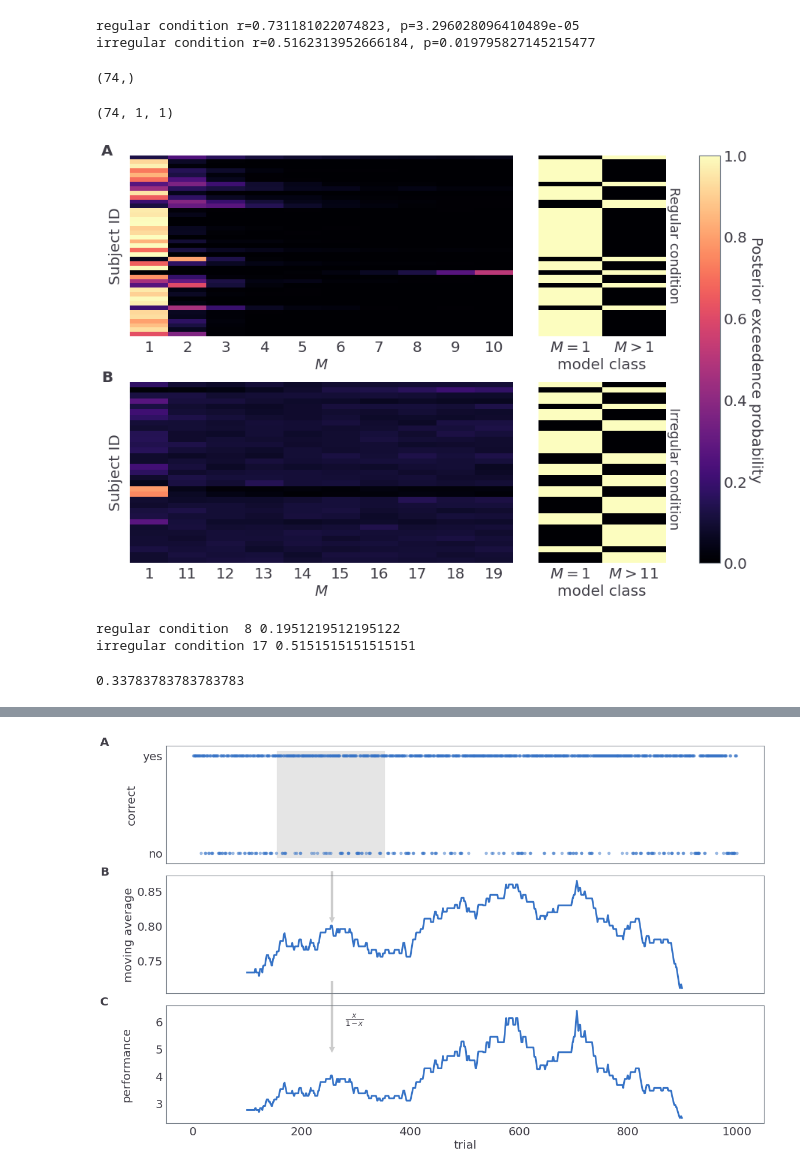
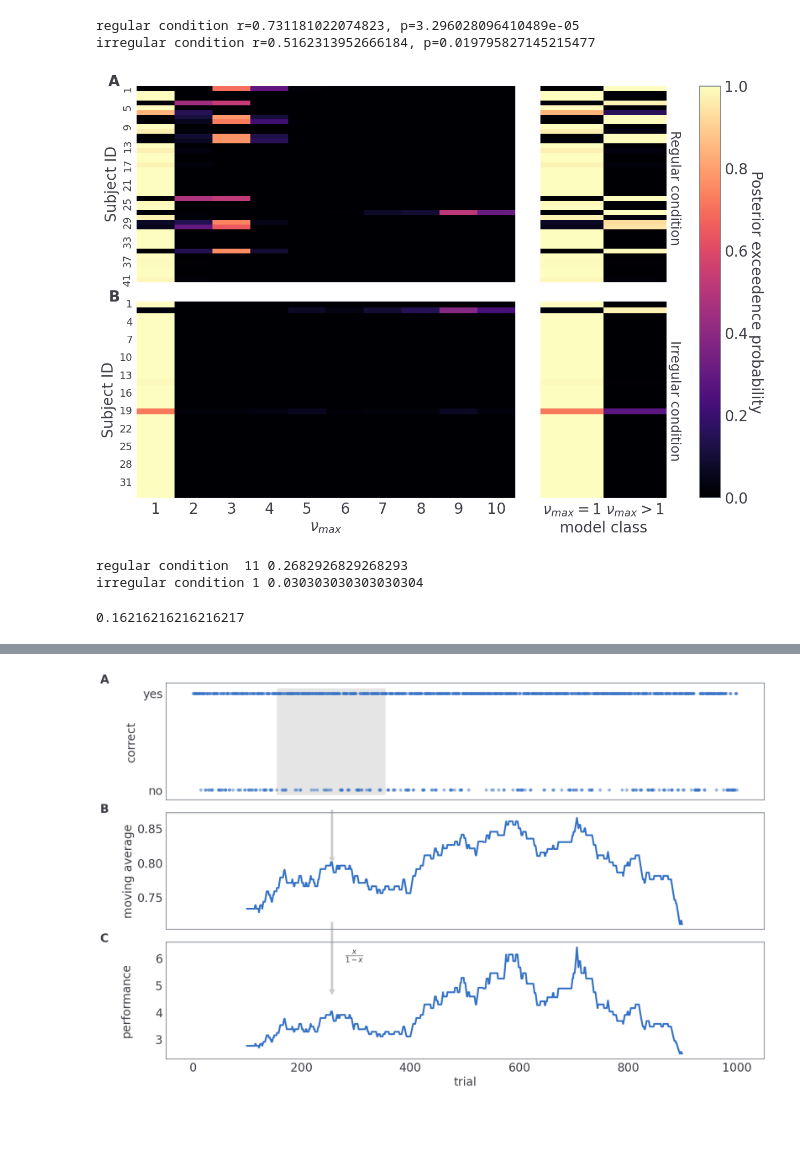
Before and after one commit to dimarkov/pybefit, a Jupyter notebook: examples/temporal_rev_learn/plot_behavioural_data.ipynb, the cells around one changed output, grey strips where cells are left out. Saved outputs shown, nothing was run; the diff lists cells and outputs as text; code cells hidden in the pictures; blank space fills up the shorter version.

```diff
--- a/examples/temporal_rev_learn/plot_behavioural_data.ipynb
+++ b/examples/temporal_rev_learn/plot_behavioural_data.ipynb
@@ -180,25 +180,12 @@ print('irregular condition r={}, p={}'.format(*pearsonr(df_expl.loc[df_expl.cond
 regular condition r=0.731181022074823, p=3.296028096410489e-05
 irregular condition r=0.5162313952666184, p=0.019795827145215477
 # %%
-fits = np.load('fit_data/fit_sample_mixture_gamma0_pref0_nu_max.npz', allow_pickle=True)
-samples_mixture1 = fits['samples'].item()
-
-fits = np.load('fit_data/fit_sample_mixture_gamma0_pref0_nu_min.npz', allow_pickle=True)
-samples_mixture2 = fits['samples'].item()
+fits = np.load('fit_data/fit_sample_mixture.npz', allow_pickle=True)
+samples_mixture = fits['samples'].item()
-# %%
-samples_mixture1['weights'].shape
-reg_cond = conditions.condition == 'regular'
-reg_cond.shape
-# %% [output]
-(74,)
-# %%
-np.expand_dims(reg_cond, (-1, -2)).shape
-# %% [output]
-(74, 1, 1)
 # %%
-fig, axes = plt.subplots(2, 2, figsize=(16, 10), sharey='row', gridspec_kw={
+fig, axes = plt.subplots(2, 2, figsize=(16, 10), sharey='row', sharex='col', gridspec_kw={
                             'wspace': 0.1,
-                            'hspace': 0.25,
+                            'hspace': 0.1,
                             'width_ratios': [3, 1],
                          })
 
@@ -207,57 +194,53 @@ irr_cond = conditions.condition == 'irregular'
 cond = [reg_cond, irr_cond]
 
 d = 10  # number of models
-weights = np.where(np.expand_dims(reg_cond, (-1, -2)), samples_mixture1['weights'], samples_mixture1['weights'])
-probs = np.eye(weights.shape[-1])[weights.argmax(-1)].mean(-2)
+EP = np.array(samples_mixture['EP'])  # exceedance probability
 
-xticklabels = [list(range(1, 11)), [1,] + list(range(11, 20))]
+xticklabels = range(1, d + 1)
 for i in range(2):
-    sns.heatmap(data=probs[cond[i], :],
+    sns.heatmap(data=EP[cond[i], :],
                 ax=axes[i, 0],
-                xticklabels=xticklabels[i],
+                xticklabels=xticklabels,
                 cbar=False,
                 vmin=0,
                 vmax=1,
                 cmap='magma')
 
 for i in range(2):
-    c1 = probs[cond[i], :].argmax(-1) > 0
+    c1 = np.array(np.mean(samples_mixture['weights'].argmax(-2) > 0, 0))[cond[i]]
     data = np.stack([1 - c1, c1], -1)
     sns.heatmap(data=data,
                 ax=axes[i, 1],
                 cbar=False,
                 vmin=0,
                 vmax=1,
                 cmap='magma')
 
-axes[0, 0].set_xlabel(r'$M$')
-axes[1, 0].set_xlabel(r'$M$')
+axes[1, 0].set_xlabel(r'$\nu_{max}$')
 
-axes[0, 0].yaxis.set_ticklabels(range(1, ns_reg - np.sum(cond[0]) + 1, 4))
-axes[1, 0].yaxis.set_ticklabels(range(1, ns_irr - np.sum(cond[1]) + 1, 3))
+axes[0, 0].set_yticklabels(range(1, ns_reg + 1, 4), fontdict={"fontsize":14})
+axes[1, 0].set_yticklabels(range(1, ns_irr + 1, 3), fontdict={"fontsize":14})
 
-axes[0, -1].xaxis.set_ticklabels([r'$M=1$', r'$M > 1$'])
-axes[0, -1].set_xlabel('model class')
-
-axes[-1, -1].xaxis.set_ticklabels([r'$M=1$', r'$M > 11$'])
+axes[-1, -1].xaxis.set_ticklabels([r'$\nu_{max}=1$', r'$\nu_{max} > 1$'])
 axes[-1, -1].set_xlabel('model class')
 
 axes[0, 0].set_ylabel('Subject ID')
 axes[1, 0].set_ylabel('Subject ID')
 
 axes[0, 1].text(1.01, .2, 'Regular condition', rotation=-90, transform=axes[0, 1].transAxes);
 axes[1, 1].text(1.01, .2, 'Irregular condition', rotation=-90, transform=axes[1, 1].transAxes);
 
 for i in range(2):
     axes[i, 0].text(-.075, 1., string.ascii_uppercase[i], transform=axes[i, 0].transAxes, size=20, weight='bold')
 
 norm = colors.Normalize(vmin=0, vmax=1)
 cbar = fig.colorbar(cm.ScalarMappable(norm=norm, cmap='magma'), ax=axes, use_gridspec=True)
 cbar.ax.set_ylabel('Posterior exceedence probability', rotation=-90, labelpad=20, fontsize=20);
 fig.savefig('Fig8.pdf', bbox_inches='tight', transparent=True, dpi=300)
 # %% [output]
-[figure, old version]
+[figure, new version]
 # %%
+probs = EP
 n_reg = np.sum(probs[cond[0]].argmax(-1) > 0)
 print('regular condition ',n_reg,  n_reg / ns_reg)
 
@@ -265,7 +248,7 @@ n_irr = np.sum(probs[cond[1]].argmax(-1) > 0)
 print('irregular condition', n_irr, n_irr / ns_irr)
 (n_reg + n_irr)/(nsub)
 # %% [output]
-regular condition  8 0.1951219512195122
-irregular condition 17 0.5151515151515151
+regular condition  11 0.2682926829268293
+irregular condition 1 0.030303030303030304
-0.33783783783783783
+0.16216216216216217
 # %%
```
Also changed, not shown: parts of 5 cells of this notebook, 9 other files.
